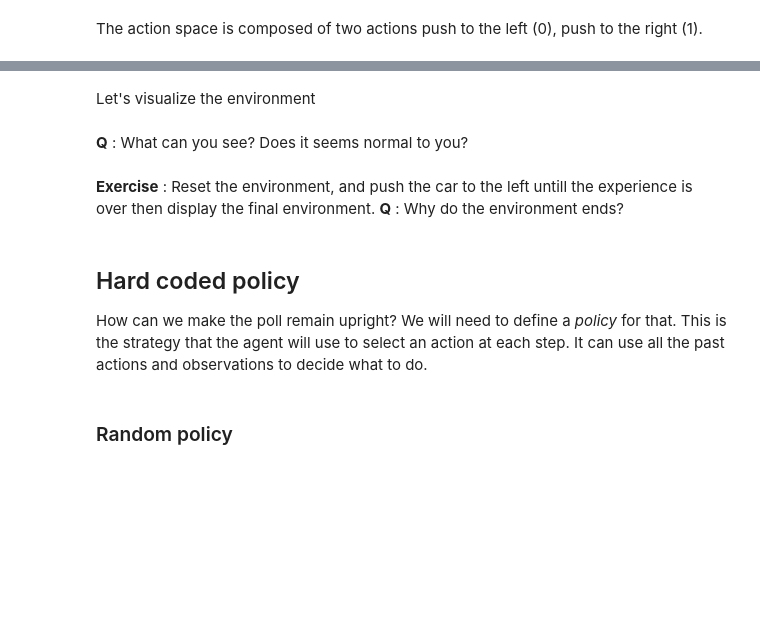
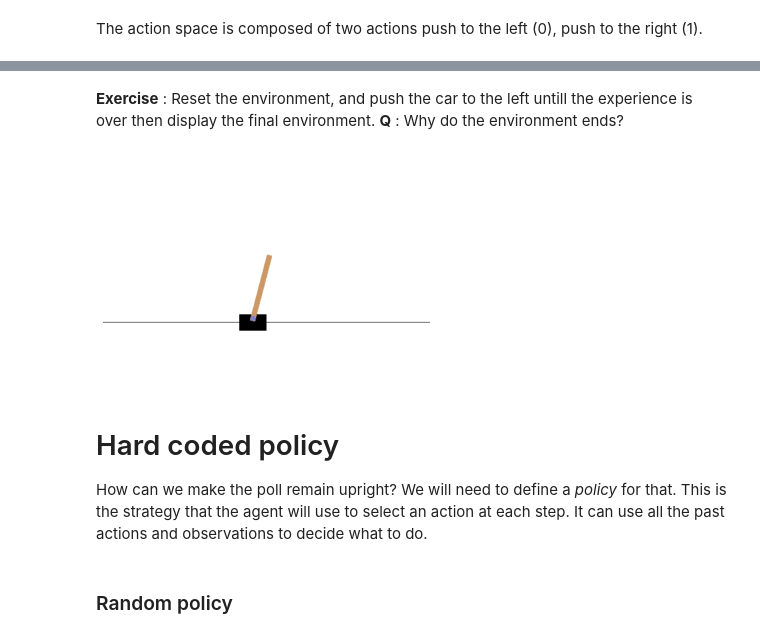
Before and after one commit to wikistat/AI-Frameworks, a Jupyter notebook: IntroductionDeepReinforcementLearning/Policy_Gradient.ipynb, the cells around one changed output, grey strips where cells are left out. Saved outputs shown, nothing was run; the diff lists cells and outputs as text; code cells hidden in the pictures; blank space fills up the shorter version.

```diff
--- a/IntroductionDeepReinforcementLearning/Policy_Gradient.ipynb
+++ b/IntroductionDeepReinforcementLearning/Policy_Gradient.ipynb
@@ -22,32 +21,20 @@ Source : [https://github.com/ageron/handson-ml](https://github.com/ageron/handso
 # %%
 import numpy as np
 import random
-import os
 
-# to make this notebook's output stable across runs
-def reset_graph(seed=42):
-    tf.reset_default_graph()
-    tf.set_random_seed(seed)
-    np.random.seed(seed)
 
 # To plot figures and animations
-%matplotlib inline
-%matplotlib nbagg
 import matplotlib
 import matplotlib.animation as animation
 import matplotlib.pyplot as plt
 from IPython.display import HTML
 
-plt.rcParams['axes.labelsize'] = 14
-plt.rcParams['xtick.labelsize'] = 12
-plt.rcParams['ytick.labelsize'] = 12
 
 #Tensorflow/Keras utils
 import tensorflow.keras.models as km
 import tensorflow.keras.layers as kl
 import tensorflow.keras.initializers as ki
 import tensorflow.keras.optimizers as ko
-import tensorflow.keras.losses as klo
 import tensorflow.keras.backend as K
 
 
@@ -143,2 +138,0 @@ print("Extra information : %s" %str(info))
-# %% [markdown]
-Let's visualize the environment
@@ -150,5 +139,3 @@ axs =  plt.axis("off")
-# %% [markdown]
-**Q** : What can you see? Does it seems normal to you?
 # %% [markdown]
 **Exercise** : Reset the environment, and push the car to the left untill the experience is over then display the final environment.
 **Q** : Why do the environment ends?
@@ -157,5 +142,18 @@ axs =  plt.axis("off")
+# %%
+# %load solutions/exercise_1_1.py
+obs = env.reset()
+while True:
+    obs, reward, done, info = env.step(0)
+    if done:
+        break
+img = env.render(mode = "rgb_array")
+env.close()
+plt.imshow(img)
+axs = plt.axis("off")
+# %% [output]
+[figure, added]
 # %% [markdown]
-## Hard coded policy
+# Hard coded policy
 
 How can we make the poll remain upright? We will need to define a _policy_ for that. This is the strategy that the agent will use to select an action at each step. It can use all the past actions and observations to decide what to do.
 # %% [markdown]
```
Also changed, not shown: parts of 27 cells of this notebook, 37 other files.
